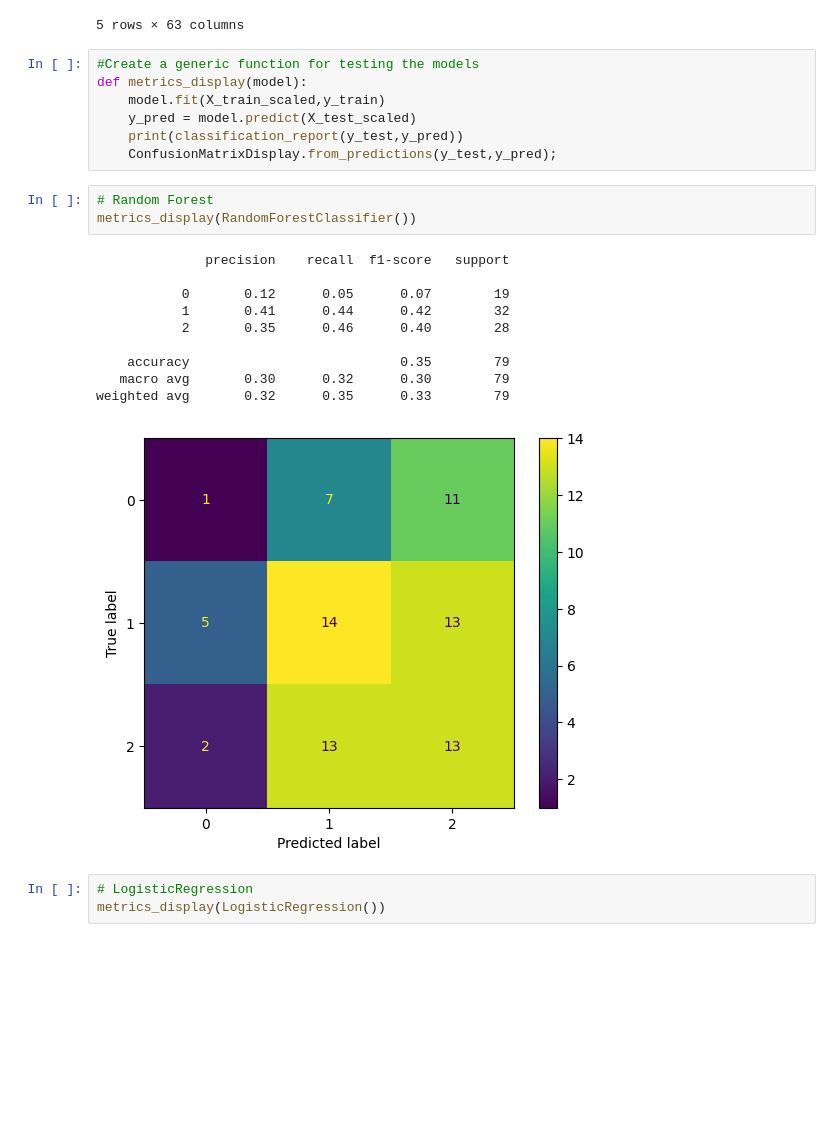
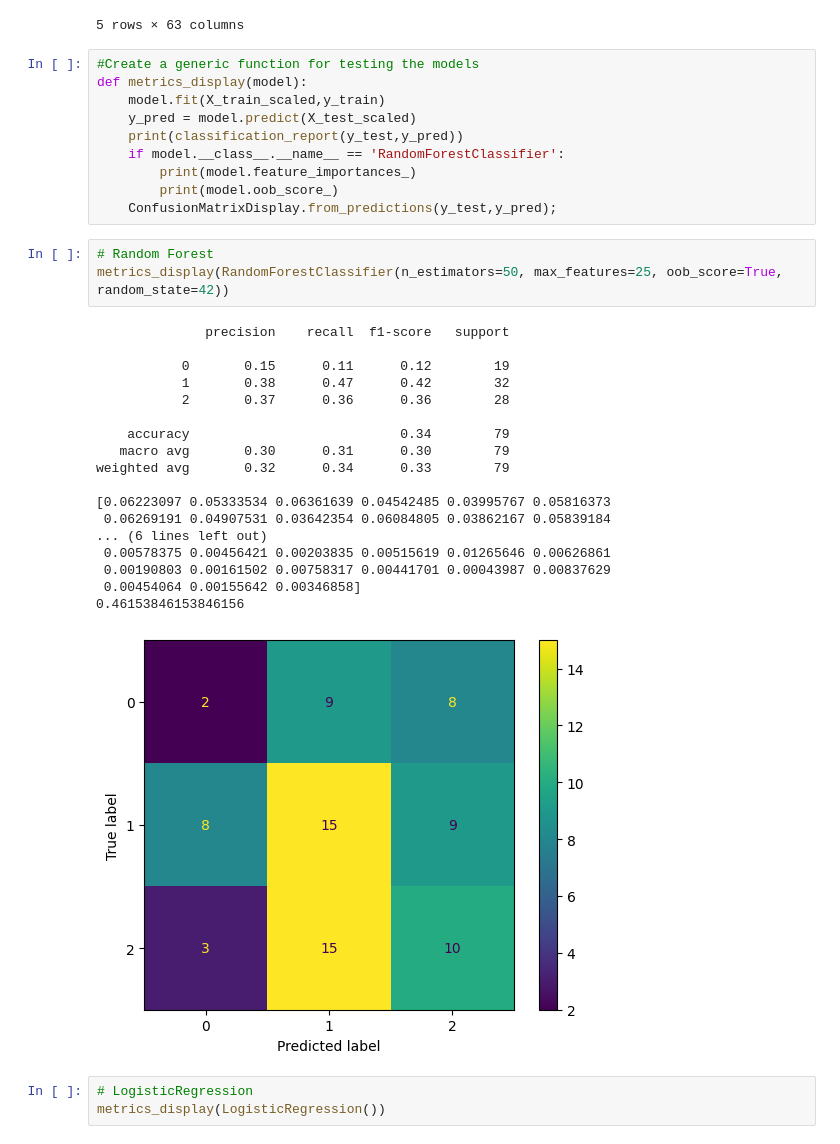
Before and after one commit to DomenicoTanzarella/predictingEuro24winner, a Jupyter notebook: PredictingUEFA24winner.ipynb, the cells around one changed output. Cells and saved outputs as stored; diff of their text form; blank space fills up the shorter version.

```diff
--- a/PredictingUEFA24winner.ipynb
+++ b/PredictingUEFA24winner.ipynb
@@ -846,21 +846,32 @@ def metrics_display(model):
     model.fit(X_train_scaled,y_train)
     y_pred = model.predict(X_test_scaled)
     print(classification_report(y_test,y_pred))
+    if model.__class__.__name__ == 'RandomForestClassifier':
+        print(model.feature_importances_)
+        print(model.oob_score_)
     ConfusionMatrixDisplay.from_predictions(y_test,y_pred);
 # %%
 # Random Forest
-metrics_display(RandomForestClassifier())
+metrics_display(RandomForestClassifier(n_estimators=50, max_features=25, oob_score=True, random_state=42))
 # %% [output]
               precision    recall  f1-score   support
 
-           0       0.12      0.05      0.07        19
-           1       0.41      0.44      0.42        32
-           2       0.35      0.46      0.40        28
+           0       0.15      0.11      0.12        19
+           1       0.38      0.47      0.42        32
+           2       0.37      0.36      0.36        28
 
-    accuracy                           0.35        79
-   macro avg       0.30      0.32      0.30        79
-weighted avg       0.32      0.35      0.33        79
+    accuracy                           0.34        79
+   macro avg       0.30      0.31      0.30        79
+weighted avg       0.32      0.34      0.33        79
+
+[0.06223097 0.05333534 0.06361639 0.04542485 0.03995767 0.05816373
+ 0.06269191 0.04907531 0.03642354 0.06084805 0.03862167 0.05839184
+... (6 lines left out)
+ 0.00578375 0.00456421 0.00203835 0.00515619 0.01265646 0.00626861
+ 0.00190803 0.00161502 0.00758317 0.00441701 0.00043987 0.00837629
+ 0.00454064 0.00155642 0.00346858]
+0.46153846153846156
-[figure, old version]
+[figure, new version]
 # %%
 # LogisticRegression
 metrics_display(LogisticRegression())
```
Also changed, not shown: parts of 32 cells of this notebook.
